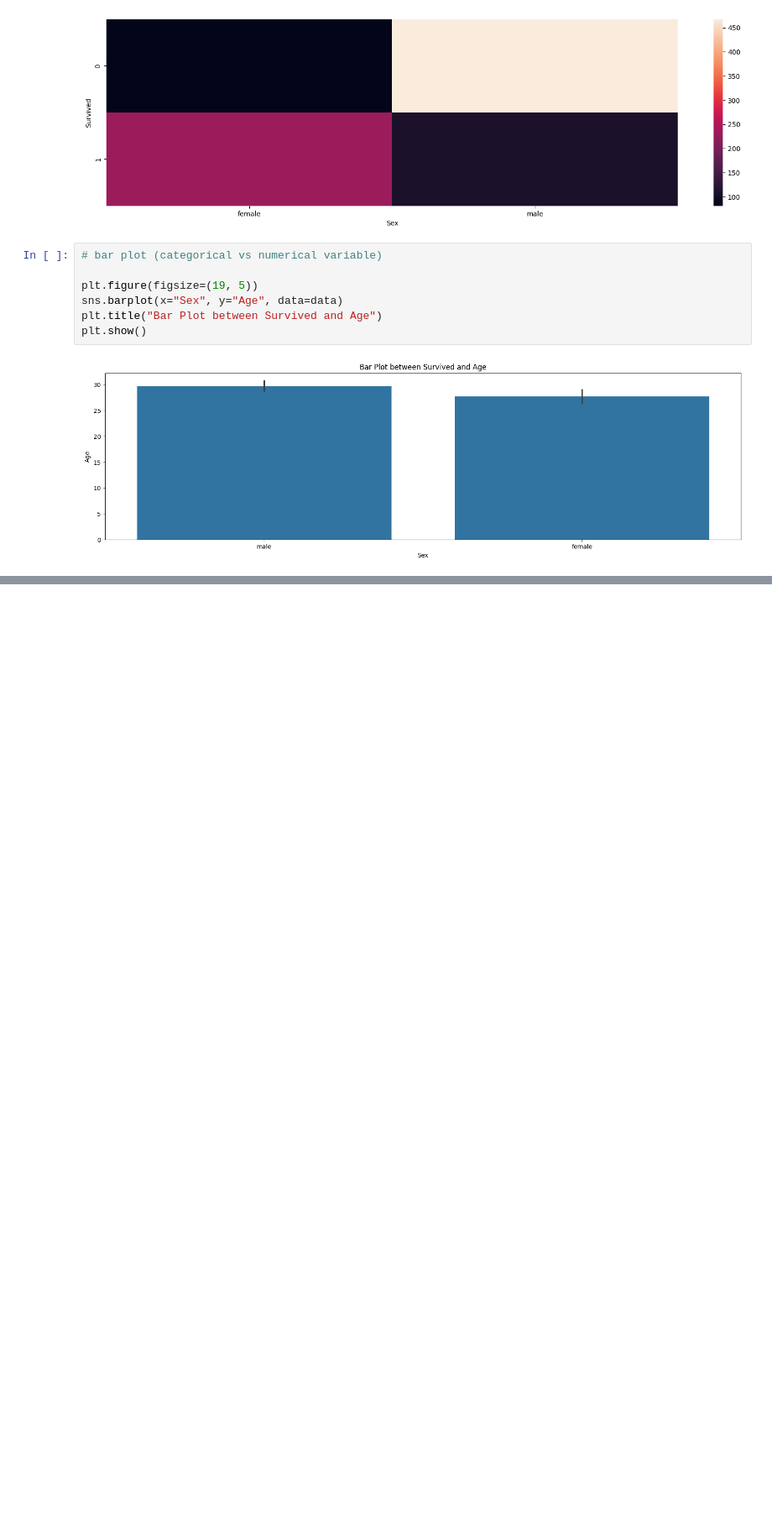
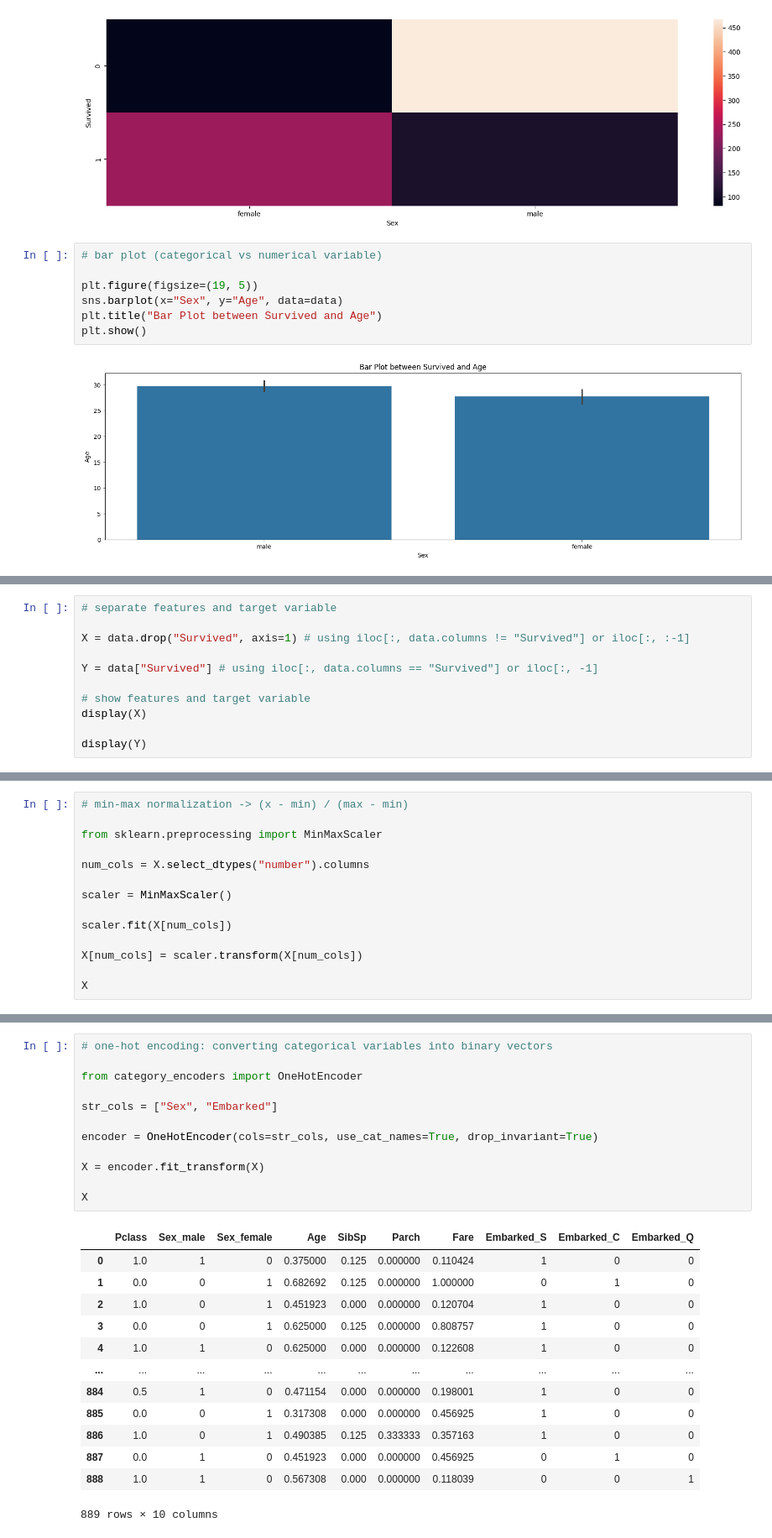
Before and after one commit to adelbadran/DEPI_ONL4_AIS2_S2_ML, a Jupyter notebook: Data_Analysis_Course/Session_4/Code/Visualization_1.ipynb, the cells around one changed output, grey strips where cells are left out. Shown at 84% size. Cells and saved outputs as stored; diff of their text form; blank space fills up the shorter version.

```diff
--- a/Data_Analysis_Course/Session_4/Code/Visualization_1.ipynb
+++ b/Data_Analysis_Course/Session_4/Code/Visualization_1.ipynb
@@ -128,0 +132,11 @@ plt.show()
+# %%
+# separate features and target variable
+
+X = data.drop("Survived", axis=1) # using iloc[:, data.columns != "Survived"] or iloc[:, :-1]
+
+Y = data["Survived"] # using iloc[:, data.columns == "Survived"] or iloc[:, -1]
+
+# show features and target variable
+display(X)
+
+display(Y)
@@ -128,0 +186,14 @@ plt.show()
+# %%
+# min-max normalization -> (x - min) / (max - min)
+
+from sklearn.preprocessing import MinMaxScaler
+
+num_cols = X.select_dtypes("number").columns
+
+scaler = MinMaxScaler()
+
+scaler.fit(X[num_cols])
+
+X[num_cols] = scaler.transform(X[num_cols])
+
+X
@@ -128,0 +233,26 @@ plt.show()
+# %%
+# one-hot encoding: converting categorical variables into binary vectors
+
+from category_encoders import OneHotEncoder
+
+str_cols = ["Sex", "Embarked"]
+
+encoder = OneHotEncoder(cols=str_cols, use_cat_names=True, drop_invariant=True)
+
+X = encoder.fit_transform(X)
+
+X
+# %% [output]
+|  | Pclass | Sex_male | Sex_female | Age | SibSp | Parch | Fare | Embarked_S | Embarked_C | Embarked_Q |
+| 0 | 1.0 | 1 | 0 | 0.375000 | 0.125 | 0.000000 | 0.110424 | 1 | 0 | 0 |
+| 1 | 0.0 | 0 | 1 | 0.682692 | 0.125 | 0.000000 | 1.000000 | 0 | 1 | 0 |
+| 2 | 1.0 | 0 | 1 | 0.451923 | 0.000 | 0.000000 | 0.120704 | 1 | 0 | 0 |
+| 3 | 0.0 | 0 | 1 | 0.625000 | 0.125 | 0.000000 | 0.808757 | 1 | 0 | 0 |
+| 4 | 1.0 | 1 | 0 | 0.625000 | 0.000 | 0.000000 | 0.122608 | 1 | 0 | 0 |
+| ... | ... | ... | ... | ... | ... | ... | ... | ... | ... | ... |
+| 884 | 0.5 | 1 | 0 | 0.471154 | 0.000 | 0.000000 | 0.198001 | 1 | 0 | 0 |
+| 885 | 0.0 | 0 | 1 | 0.317308 | 0.000 | 0.000000 | 0.456925 | 1 | 0 | 0 |
+| 886 | 1.0 | 0 | 1 | 0.490385 | 0.125 | 0.333333 | 0.357163 | 1 | 0 | 0 |
+| 887 | 0.0 | 1 | 0 | 0.451923 | 0.000 | 0.000000 | 0.456925 | 0 | 1 | 0 |
+| 888 | 1.0 | 1 | 0 | 0.567308 | 0.000 | 0.000000 | 0.118039 | 0 | 0 | 1 |
+889 rows × 10 columns
```
Also changed, not shown: parts of 9 cells of this notebook.
